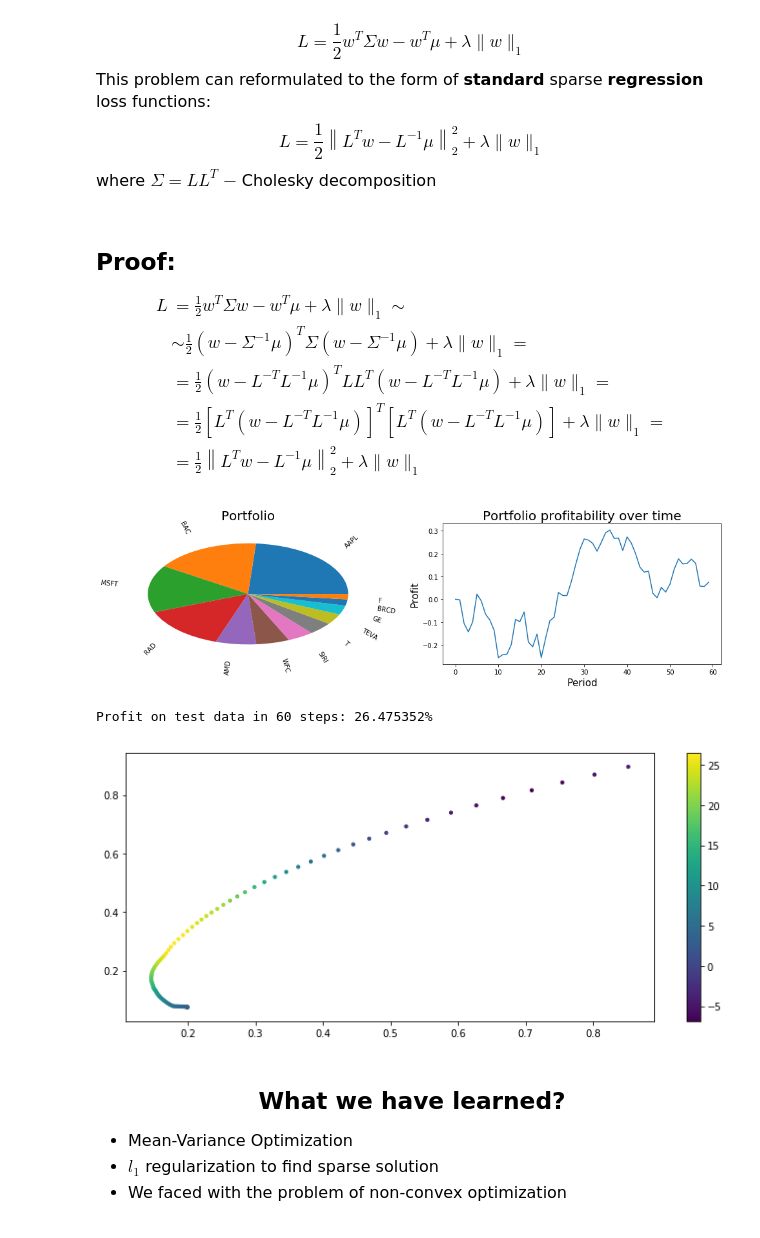
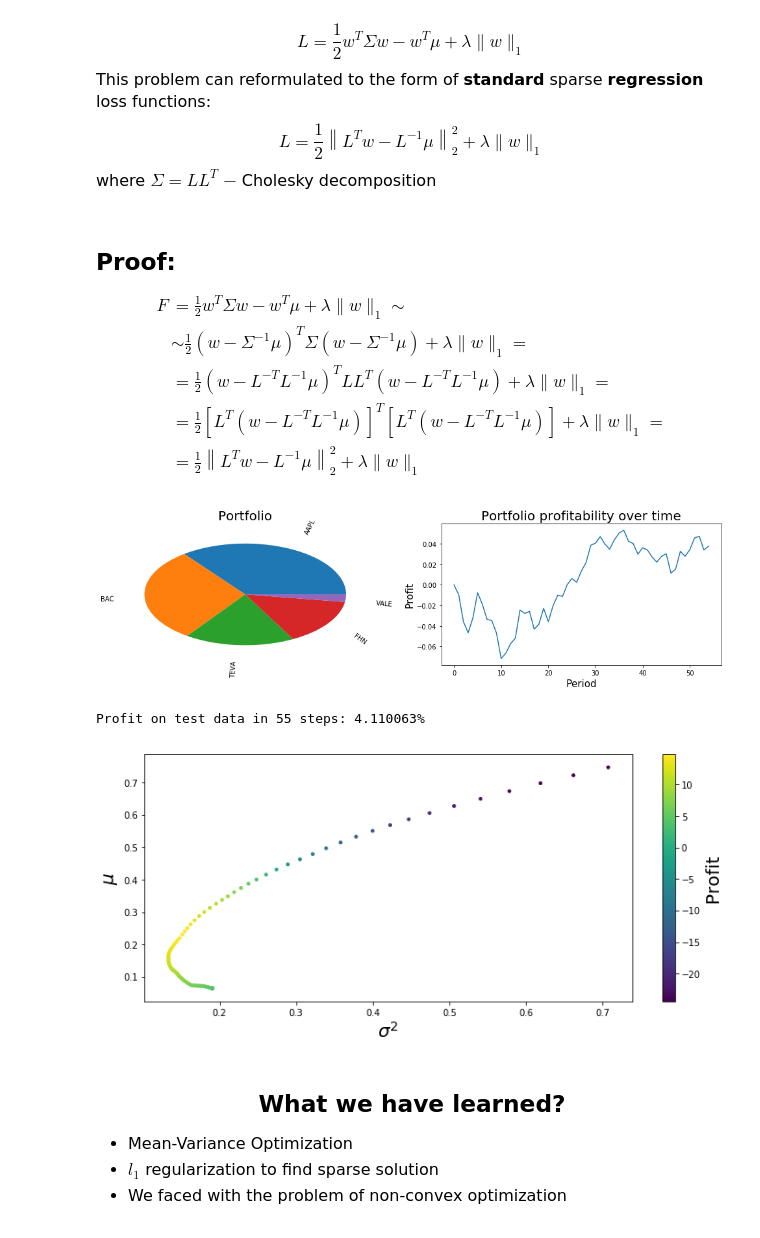
Before and after one commit to fedimser/MarkowitzPortfolio, a Jupyter notebook: code/Markovitz_new.ipynb, the cells around one changed output. Saved outputs shown, nothing was run; the diff lists cells and outputs as text; code cells hidden in the pictures.

```diff
--- a/code/Markovitz_new.ipynb
+++ b/code/Markovitz_new.ipynb
@@ -65,7 +65,7 @@ from cvxpy import *
 DATASET_NAME = 'data'
 
 # Period, on which we will invest.
-PERIOD = 60
+PERIOD = 55
 
 # Set of lambda parameters, which we will check.
 LAMBDA_RANGE = [0.01, 0.1, 0.5, 1, 2]
@@ -416,7 +425,7 @@ where $\Sigma = L L^T$ $-$ Cholesky decomposition
 ## Proof:
 <font size=3>
 \begin{align}
-L &= \frac{1}{2} w^T \Sigma w - w^T \mu + \lambda \|w\|_1 \sim\\
+F &= \frac{1}{2} w^T \Sigma w - w^T \mu + \lambda \|w\|_1 \sim\\
 & \sim \frac{1}{2} \left(w - \Sigma^{-1} \mu \right)^T \Sigma \left(w - \Sigma^{-1} \mu \right) + \lambda \|w\|_1 = \\
 & = \frac{1}{2} \left(w - L^{-T} L^{-1} \mu \right)^T L L^{T}  \left(w - L^{-T} L^{-1}  \mu \right) + \lambda \|w\|_1 = \\
 & = \frac{1}{2} \left[ L^T \left(w - L^{-T} L^{-1} \mu \right) \right]^T  \left[ L^T \left(w - L^{-T} L^{-1} \mu \right) \right]+ \lambda \|w\|_1 = \\
@@ -426,21 +435,21 @@ L &= \frac{1}{2} w^T \Sigma w - w^T \mu + \lambda \|w\|_1 \sim\\
 # %%
 def get_optimal_portfolio(r, cov, l):
     x = cvx.Variable(N)
     L = np.linalg.cholesky(cov)
 
     objective = cvx.Minimize(0.5 * cvx.norm2(L.T @ x - np.linalg.inv(L) @r) ** 2 + l*cvx.norm1(x))
     constraints = [cvx.sum_entries(x) == 1]
     prob = cvx.Problem(objective, constraints)
     obj = prob.solve()
     portfolio = np.copy(np.array(x.value).reshape(-1))
     return portfolio
 
-l = 0.035
+l = 0.09
 opt_portfolio = get_optimal_portfoilio_for_known_predictions(prices, T-1, l, predictions)
 portfolio_info(opt_portfolio, PERIOD)
 # %% [output]
-[figure, old version]
+[figure, new version]
-Profit on test data in 60 steps: 26.475352%
+Profit on test data in 55 steps: 4.110063%
 # %%
 # Collect results
 
@@ -453,9 +462,12 @@ for p in np.linspace(0.001, 0.1, 100):
 results_4 = np.array(results_4)
 plt.figure(figsize=(12,5))
 plt.scatter(results_4[:, 1], results_4[:, 0], c = results_4[:,2], s=10)
-plt.colorbar();
+plt.xlabel('$\sigma^2$', fontsize=20)
+plt.ylabel('$\mu$', fontsize=20)
+ax = plt.colorbar();
+ax.set_label(label='Profit', fontsize=20);
 # %% [output]
-[figure, old version]
+[figure, new version]
 # %% [markdown]
 <center><h2> What we have learned? </h2></center>
 <font size=3>
```
Also changed, not shown: parts of 11 cells of this notebook.
